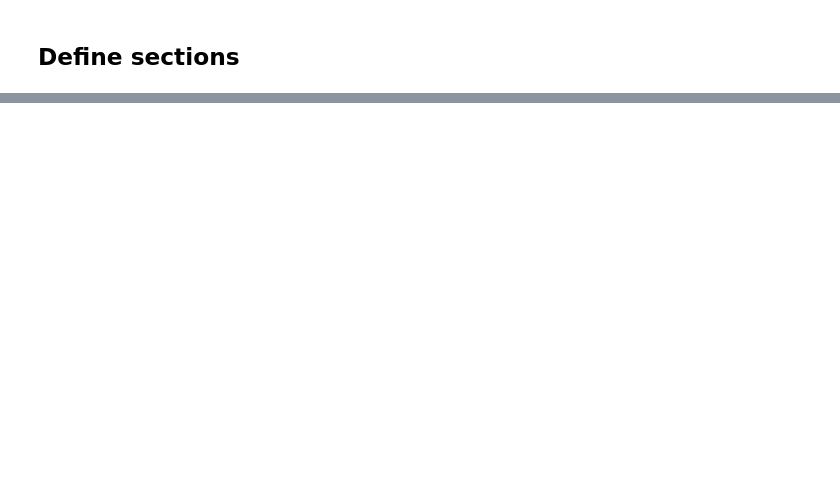
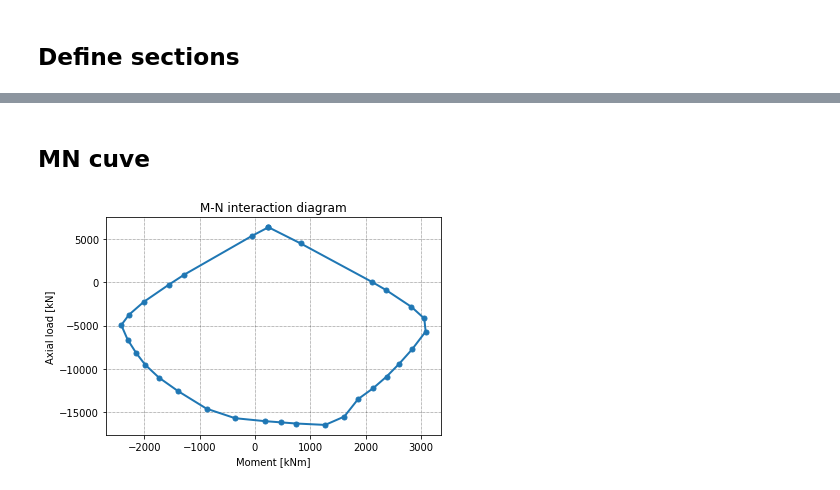
Before and after one commit to riedelx/PyFEA, a Jupyter notebook: mn-curve.ipynb, the cells around one changed output, grey strips where cells are left out. Saved outputs shown, nothing was run; the diff lists cells and outputs as text; code cells hidden in the pictures; blank space fills up the shorter version.

```diff
--- a/mn-curve.ipynb
+++ b/mn-curve.ipynb
@@ -77,0 +73,6 @@ f_s
+# %% [markdown]
+## MN cuve
+# %%
+mnInteraction = MNclass.mnCurve(xRatio=[0.05,0.16,0.2,0.3,0.4,0.5,0.6,0.7,0.8,0.9,1,1.3,2,5,1E99],n_layers=100,epsU=-0.0035,reverseMoment=True)
+# %% [output]
+[figure, added]
```
Also changed, not shown: parts of 19 cells of this notebook, 4 other files.
